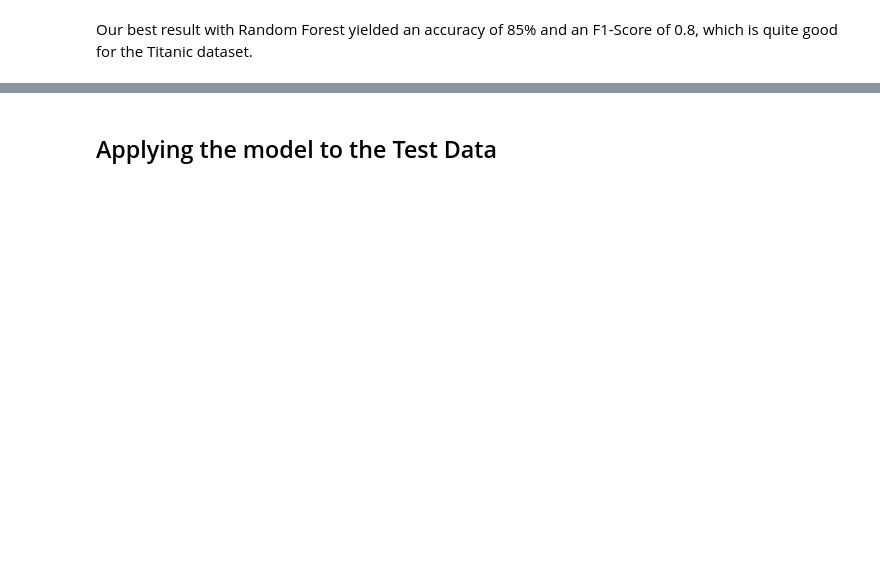
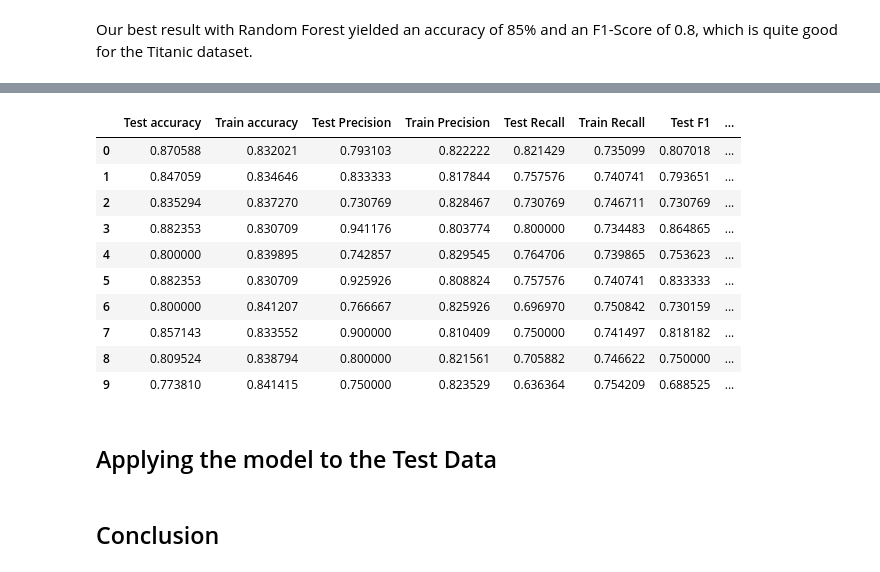
Before and after one commit to alexbondino/titanic, a Jupyter notebook: Notebook.ipynb, the cells around one changed output, grey strips where cells are left out. Cells and saved outputs as stored; diff of their text form; code cells hidden in the pictures; blank space fills up the shorter version.

```diff
--- a/Notebook.ipynb
+++ b/Notebook.ipynb
@@ -683,0 +712,10 @@ Our best result with Random Forest yielded an accuracy of 85% and an F1-Score of
+# %%
+from sklearn import svm
+
+sv = svm.SVC(
+    kernel = 'rbf',
+    gamma=0.1,
+    decision_function_shape="ovo",
+)
+
+sv.fit(X_train, y_train)
@@ -683,0 +724,2 @@ Our best result with Random Forest yielded an accuracy of 85% and an F1-Score of
+# %%
+score_table, model, X_train_final, y_train_final, X_test_final, y_test_final = cross_validation(sv)
@@ -684,3 +736,17 @@ Our best result with Random Forest yielded an accuracy of 85% and an F1-Score of
+# %%
+score_table
+# %% [output]
+|  | Test accuracy | Train accuracy | Test Precision | Train Precision | Test Recall | Train Recall | Test F1 | ... |
+| 0 | 0.870588 | 0.832021 | 0.793103 | 0.822222 | 0.821429 | 0.735099 | 0.807018 | ... |
+| 1 | 0.847059 | 0.834646 | 0.833333 | 0.817844 | 0.757576 | 0.740741 | 0.793651 | ... |
+| 2 | 0.835294 | 0.837270 | 0.730769 | 0.828467 | 0.730769 | 0.746711 | 0.730769 | ... |
+| 3 | 0.882353 | 0.830709 | 0.941176 | 0.803774 | 0.800000 | 0.734483 | 0.864865 | ... |
+| 4 | 0.800000 | 0.839895 | 0.742857 | 0.829545 | 0.764706 | 0.739865 | 0.753623 | ... |
+| 5 | 0.882353 | 0.830709 | 0.925926 | 0.808824 | 0.757576 | 0.740741 | 0.833333 | ... |
+| 6 | 0.800000 | 0.841207 | 0.766667 | 0.825926 | 0.696970 | 0.750842 | 0.730159 | ... |
+| 7 | 0.857143 | 0.833552 | 0.900000 | 0.810409 | 0.750000 | 0.741497 | 0.818182 | ... |
+| 8 | 0.809524 | 0.838794 | 0.800000 | 0.821561 | 0.705882 | 0.746622 | 0.750000 | ... |
+| 9 | 0.773810 | 0.841415 | 0.750000 | 0.823529 | 0.636364 | 0.754209 | 0.688525 | ... |
 # %% [markdown]
 ## Applying the model to the Test Data
 # %%
@@ -771,3 +837,5 @@ output["PassengerId"] = test_data["PassengerId"]
 output["Survived"] = predictions
 
 output.to_csv("output.csv", index=False)
+# %% [markdown]
+## Conclusion
```
Also changed, not shown: parts of 29 cells of this notebook, 1 other file.
